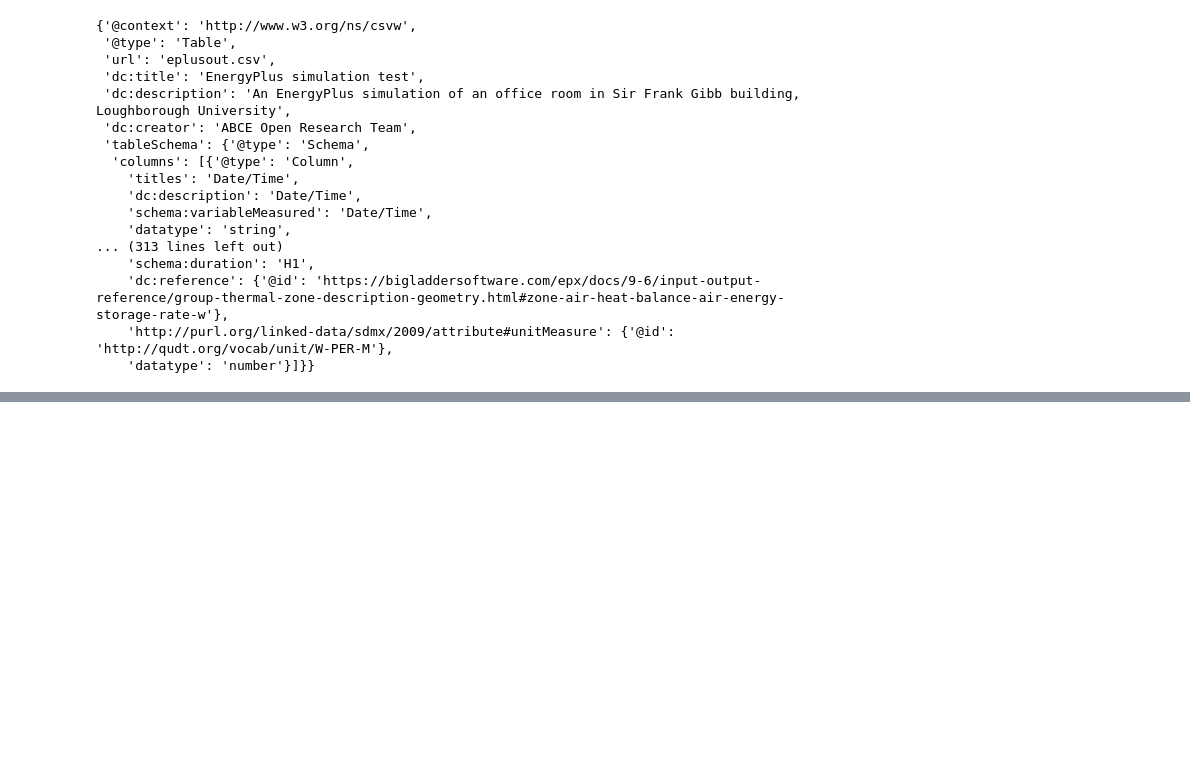
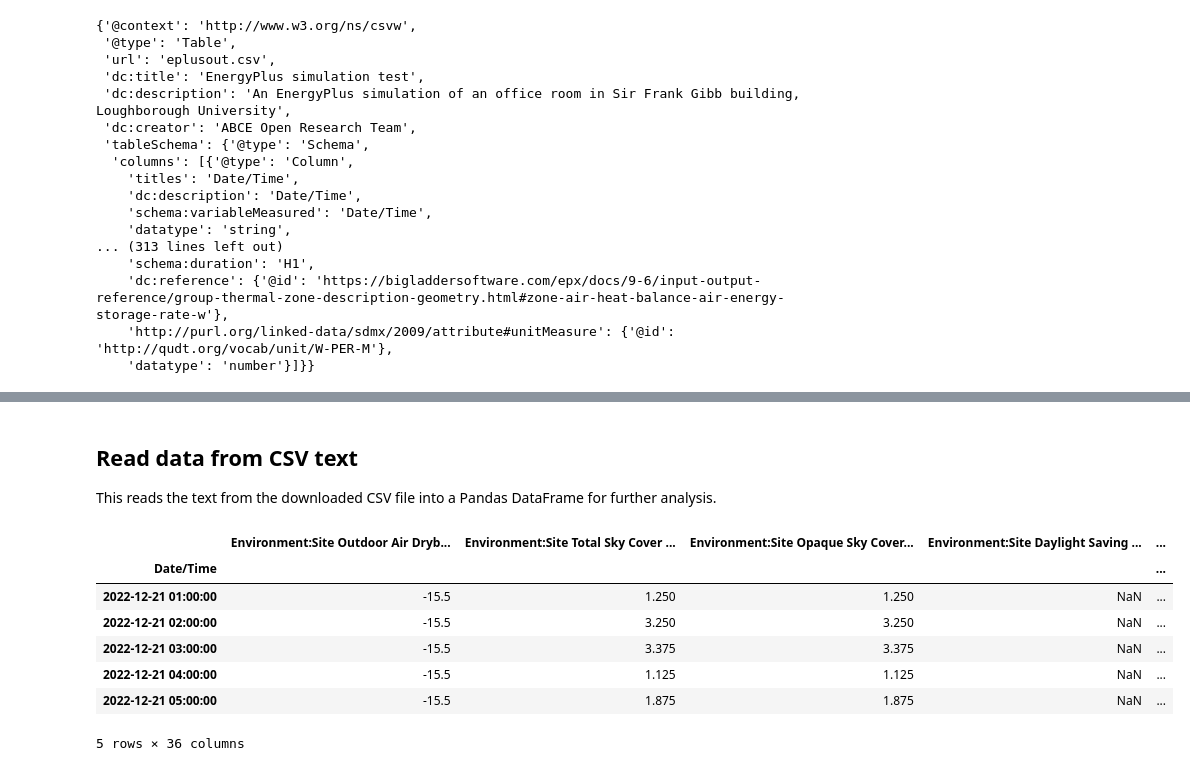
Before and after one commit to building-energy/ABCE_Open_Data_Project, a Jupyter notebook: internal_test_datasets/simulation/examples_of_data_analysis.ipynb, the cells around one changed output, grey strips where cells are left out. Saved outputs shown, nothing was run; the diff lists cells and outputs as text; code cells hidden in the pictures; blank space fills up the shorter version.

```diff
--- a/internal_test_datasets/simulation/examples_of_data_analysis.ipynb
+++ b/internal_test_datasets/simulation/examples_of_data_analysis.ipynb
@@ -46,0 +75,21 @@ metadata_dict
+# %% [markdown]
+## Read data from CSV text
+
+This reads the text from the downloaded CSV file into a Pandas DataFrame for further analysis.
+# %%
+df=pd.read_csv(io.StringIO(csv_text),
+               parse_dates=[0],
+               index_col=[0],
+               date_parser=parse_energyplus_datetime_string  #parses the date strings using the function defined above
+              )
+df.columns=df.columns.str.strip()
+df.head()
+# %% [output]
+|  | Environment:Site Outdoor Air Dryb... | Environment:Site Total Sky Cover ... | Environment:Site Opaque Sky Cover... | Environment:Site Daylight Saving ... | ... |
+| Date/Time |  |  |  |  | ... |
+| 2022-12-21 01:00:00 | -15.5 | 1.250 | 1.250 | NaN | ... |
+| 2022-12-21 02:00:00 | -15.5 | 3.250 | 3.250 | NaN | ... |
+| 2022-12-21 03:00:00 | -15.5 | 3.375 | 3.375 | NaN | ... |
+| 2022-12-21 04:00:00 | -15.5 | 1.125 | 1.125 | NaN | ... |
+| 2022-12-21 05:00:00 | -15.5 | 1.875 | 1.875 | NaN | ... |
+5 rows × 36 columns
```
Also changed, not shown: parts of 10 cells of this notebook.
